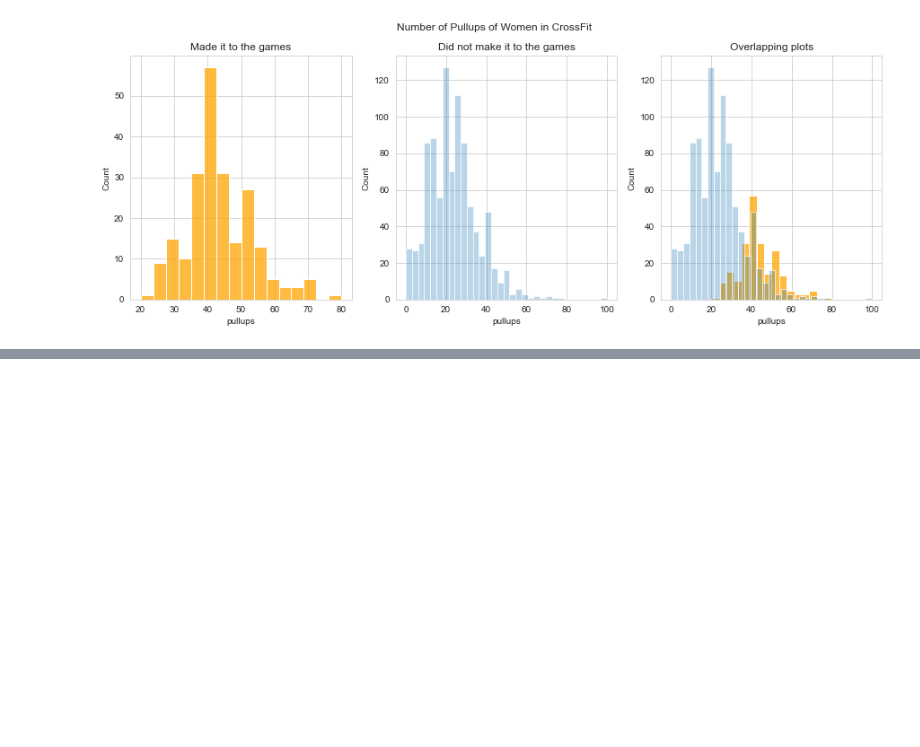
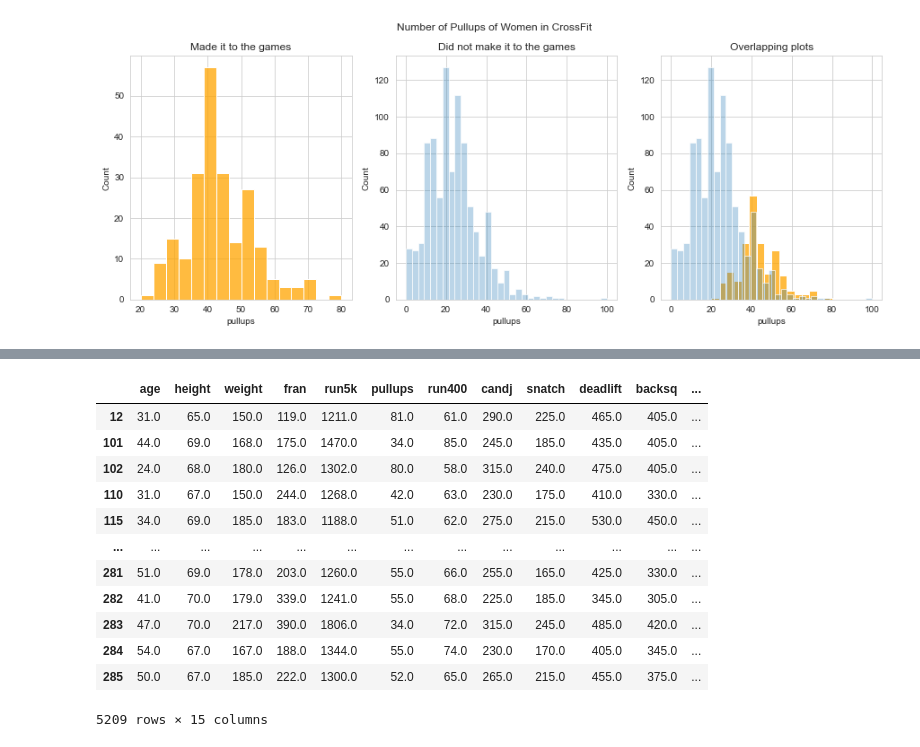
Before and after one commit to allisontao/crossfit-games-analysis, a Jupyter notebook: logistic_regression.ipynb, the cells around one changed output, grey strips where cells are left out. Saved outputs shown, nothing was run; the diff lists cells and outputs as text; code cells hidden in the pictures; blank space fills up the shorter version.

```diff
--- a/logistic_regression.ipynb
+++ b/logistic_regression.ipynb
@@ -610,0 +642,19 @@ Text(0.5, 1.0, 'Overlapping plots')
+# %%
+# Set X as new DataFrame without the howlong columns or the Y target
+X_w = df_women.drop(['howlong'],axis=1)
+X_m = df_men.drop(['howlong'], axis=1)
+X_m
+# %% [output]
+|  | age | height | weight | fran | run5k | pullups | run400 | candj | snatch | deadlift | backsq | ... |
+| 12 | 31.0 | 65.0 | 150.0 | 119.0 | 1211.0 | 81.0 | 61.0 | 290.0 | 225.0 | 465.0 | 405.0 | ... |
+| 101 | 44.0 | 69.0 | 168.0 | 175.0 | 1470.0 | 34.0 | 85.0 | 245.0 | 185.0 | 435.0 | 405.0 | ... |
+| 102 | 24.0 | 68.0 | 180.0 | 126.0 | 1302.0 | 80.0 | 58.0 | 315.0 | 240.0 | 475.0 | 405.0 | ... |
+| 110 | 31.0 | 67.0 | 150.0 | 244.0 | 1268.0 | 42.0 | 63.0 | 230.0 | 175.0 | 410.0 | 330.0 | ... |
+| 115 | 34.0 | 69.0 | 185.0 | 183.0 | 1188.0 | 51.0 | 62.0 | 275.0 | 215.0 | 530.0 | 450.0 | ... |
+| ... | ... | ... | ... | ... | ... | ... | ... | ... | ... | ... | ... | ... |
+| 281 | 51.0 | 69.0 | 178.0 | 203.0 | 1260.0 | 55.0 | 66.0 | 255.0 | 165.0 | 425.0 | 330.0 | ... |
+| 282 | 41.0 | 70.0 | 179.0 | 339.0 | 1241.0 | 55.0 | 68.0 | 225.0 | 185.0 | 345.0 | 305.0 | ... |
+| 283 | 47.0 | 70.0 | 217.0 | 390.0 | 1806.0 | 34.0 | 72.0 | 315.0 | 245.0 | 485.0 | 420.0 | ... |
+| 284 | 54.0 | 67.0 | 167.0 | 188.0 | 1344.0 | 55.0 | 74.0 | 230.0 | 170.0 | 405.0 | 345.0 | ... |
+| 285 | 50.0 | 67.0 | 185.0 | 222.0 | 1300.0 | 52.0 | 65.0 | 265.0 | 215.0 | 455.0 | 375.0 | ... |
+5209 rows × 15 columns
```
Also changed, not shown: parts of 26 cells of this notebook.
